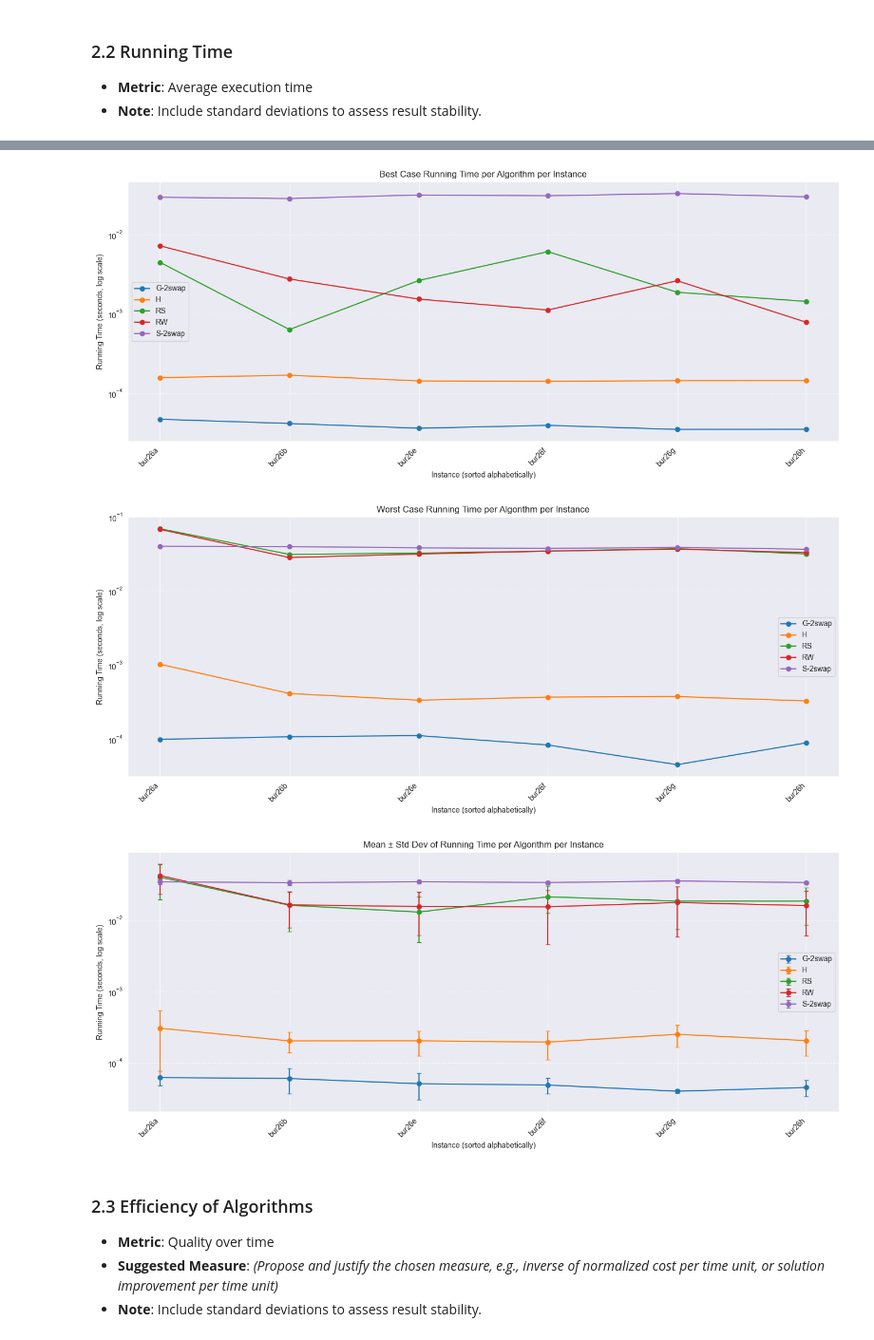
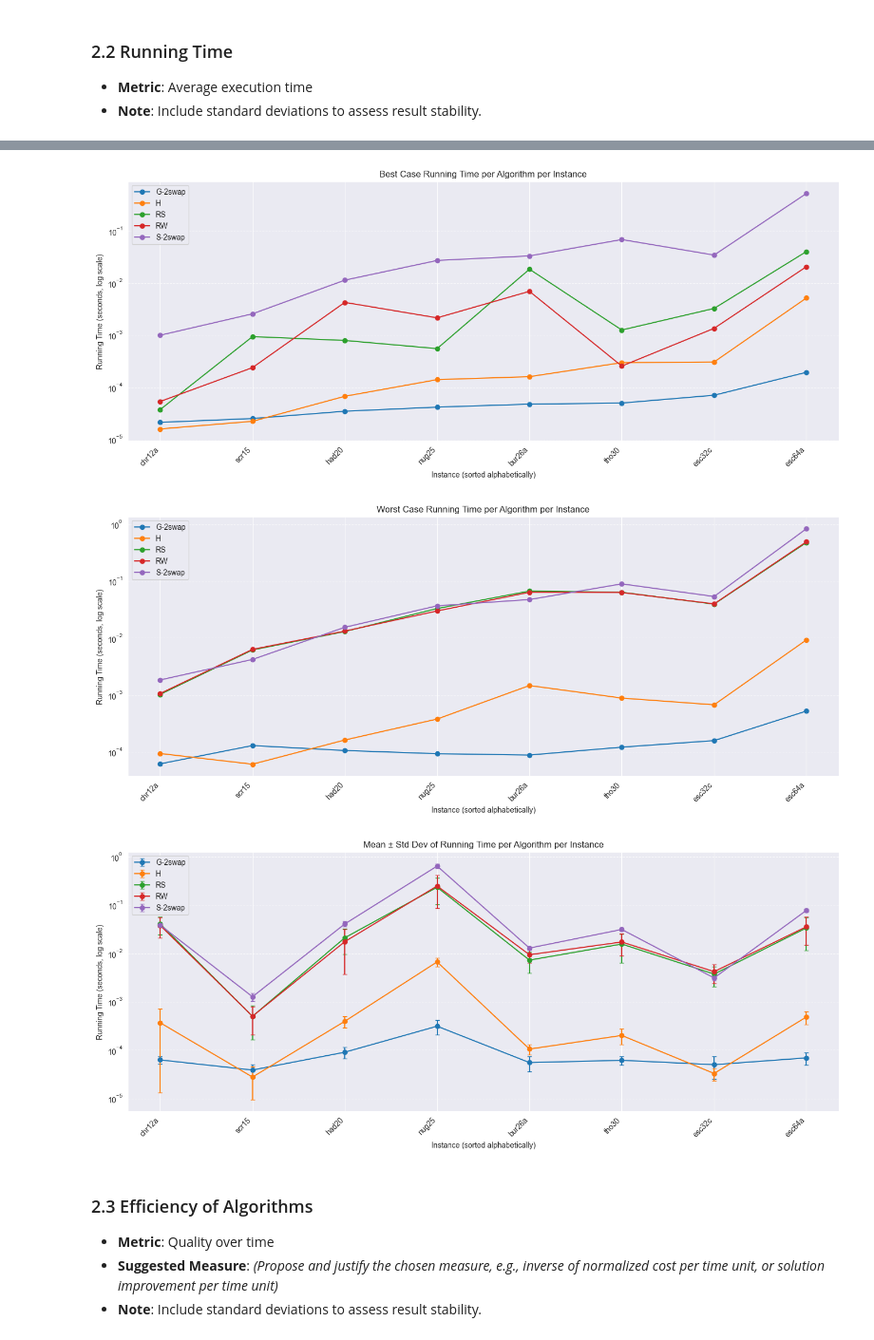
Before and after one commit to aiPatMac/putBIAM_QAPsolver, a Jupyter notebook: plots/plots.ipynb, the cells around one changed output, grey strips where cells are left out. Shown at 95% size. Cells and saved outputs as stored; diff of their text form; code cells hidden in the pictures.

Commit message:
plots plots plots

```diff
--- a/plots/plots.ipynb
+++ b/plots/plots.ipynb
@@ -133,7 +133,14 @@ import os
 # merged_df["InstanceSize"] = merged_df["Instance"].str.extract(r'(\d+)').astype(int)
 # instance_order = merged_df.groupby("Instance")["InstanceSize"].first().sort_values().index.tolist()
 # For now sort alphabetically:
-instance_order = sorted(merged_df["Instance"].unique())
+merged_df["InstanceSize"] = merged_df["Instance"].str.extract(r'(\d+)').astype(int)
+instance_order = (
+    merged_df.groupby("Instance")["InstanceSize"]
+    .first()
+    .sort_values()
+    .index
+    .tolist()
+)
 
 # Colors for consistent styling
 algorithm_colors = dict(zip(
@@ -244,7 +251,12 @@ plt.show()
 # %%
 # Sort instance order alphabetically or by size
-instance_order = sorted(merged_df["Instance"].unique())
-
+instance_order = (
+    merged_df.groupby("Instance")["InstanceSize"]
+    .first()
+    .sort_values()
+    .index
+    .tolist()
+)
 # Create color map for algorithms
 algorithm_colors = dict(zip(
     sorted(merged_df["Algorithm"].unique()),
@@ -270,36 +282,36 @@ def plot_runtime_by_instance(agg_func, title):
             mean_vals = algo_data["mean"]
             std_vals = algo_data["std"]
             ax.errorbar(
                 algo_data["Instance"], mean_vals, yerr=std_vals,
                 label=algo, fmt='-o', color=algorithm_colors[algo], capsize=3
             )
         else:
             algo_data = df_plot[df_plot["Algorithm"] == algo]
             algo_data = algo_data.set_index("Instance").reindex(instance_order).reset_index()
             ax.plot(
                 algo_data["Instance"], algo_data["TimeSec"],
                 '-o', label=algo, color=algorithm_colors[algo]
             )
 
     ax.set_title(title)
     ax.set_xlabel("Instance (sorted alphabetically)")
     ax.set_ylabel("Running Time (seconds, log scale)")
     ax.set_yscale("log")
     ax.set_xticks(range(len(instance_order)))
     ax.set_xticklabels(instance_order, rotation=45, ha='right')
     ax.grid(axis='y', linestyle='--', alpha=0.6)
     ax.legend()
     plt.tight_layout()
     plt.show()
 
 # 🔽 Generate running time plots
 plot_runtime_by_instance("best", "Best Case Running Time per Algorithm per Instance")
 plot_runtime_by_instance("worst", "Worst Case Running Time per Algorithm per Instance")
 plot_runtime_by_instance("mean_std", "Mean ± Std Dev of Running Time per Algorithm per Instance")
 # %% [output]
-[figure, old version]
+[figure, new version]
-[figure, old version]
+[figure, new version]
-[figure, old version]
+[figure, new version]
 # %% [markdown]
 ### 2.3 Efficiency of Algorithms
 - **Metric**: Quality over time
```
Also changed, not shown: parts of 12 cells of this notebook, 7 other files.
